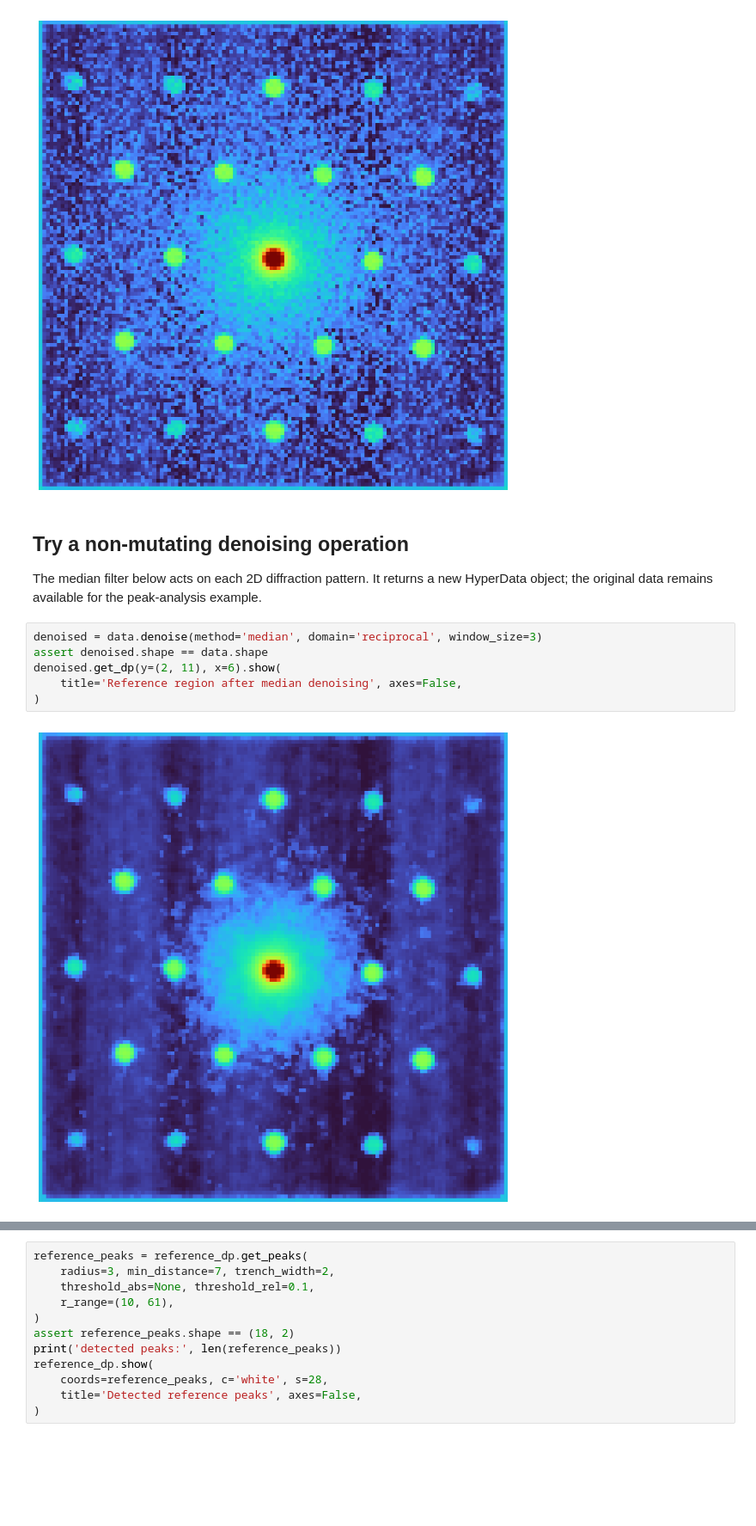
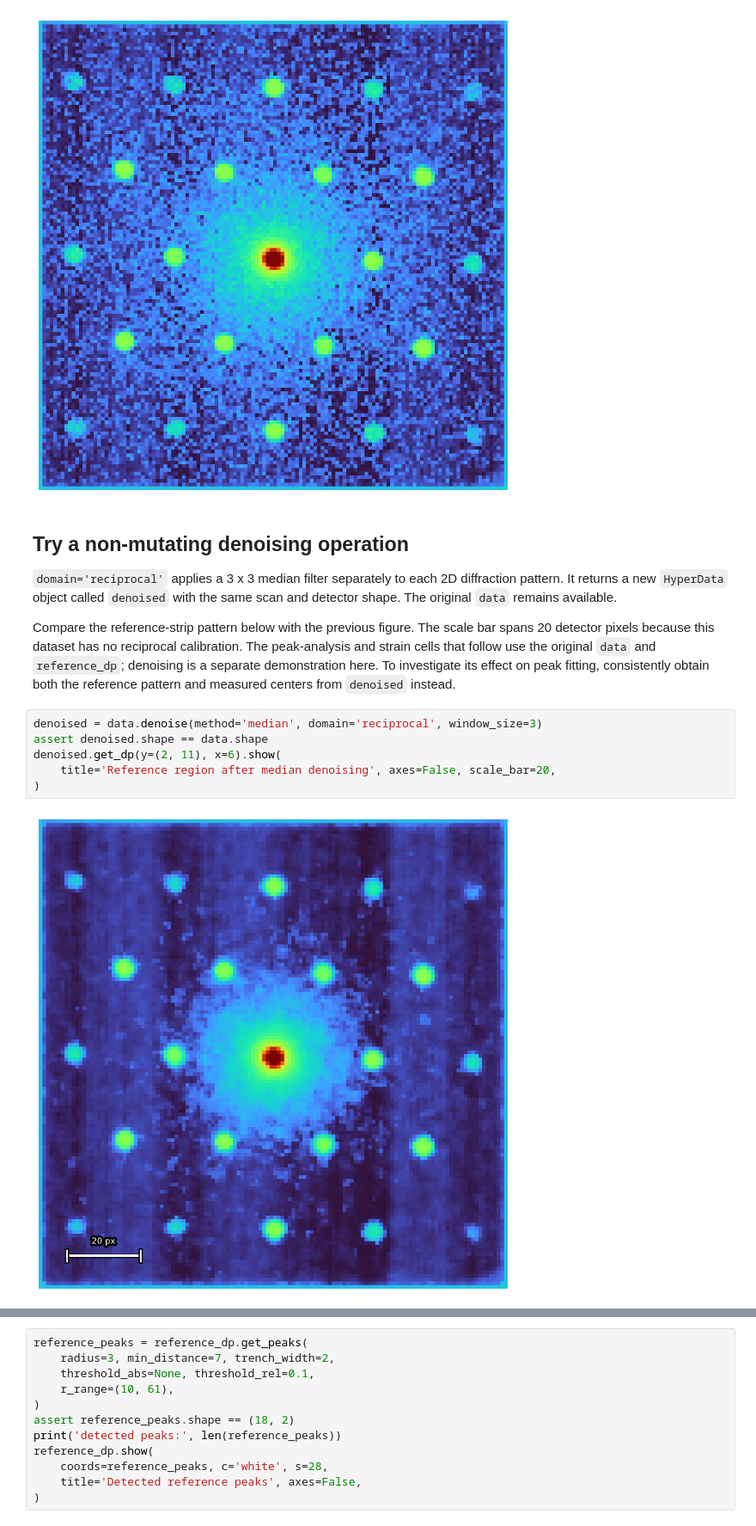
Before and after one commit to mirelesadan/4Denoise, a Jupyter notebook: DEMO_exp_4dstem_ripple_processing.ipynb, the cells around one changed output, grey strips where cells are left out. Shown at 86% size. Cells and saved outputs as stored; diff of their text form; blank space fills up the shorter version.

```diff
--- a/DEMO_exp_4dstem_ripple_processing.ipynb
+++ b/DEMO_exp_4dstem_ripple_processing.ipynb
@@ -51,13 +83,15 @@ reference_dp.show(title='Mean diffraction pattern from the reference strip', axe
 # %% [markdown]
 ## Try a non-mutating denoising operation
 
-The median filter below acts on each 2D diffraction pattern. It returns a new HyperData object; the original data remains available for the peak-analysis example.
+`domain='reciprocal'` applies a 3 x 3 median filter separately to each 2D diffraction pattern. It returns a new `HyperData` object called `denoised` with the same scan and detector shape. The original `data` remains available.
+
+Compare the reference-strip pattern below with the previous figure. The scale bar spans 20 detector pixels because this dataset has no reciprocal calibration. The peak-analysis and strain cells that follow use the original `data` and `reference_dp`; denoising is a separate demonstration here. To investigate its effect on peak fitting, consistently obtain both the reference pattern and measured centers from `denoised` instead.
 # %%
 denoised = data.denoise(method='median', domain='reciprocal', window_size=3)
 assert denoised.shape == data.shape
 denoised.get_dp(y=(2, 11), x=6).show(
-    title='Reference region after median denoising', axes=False,
+    title='Reference region after median denoising', axes=False, scale_bar=20,
 )
 # %% [output]
-[figure, old version]
+[figure, new version]
 # %% [markdown]
```
Also changed, not shown: parts of 11 cells of this notebook, 56 other files.
